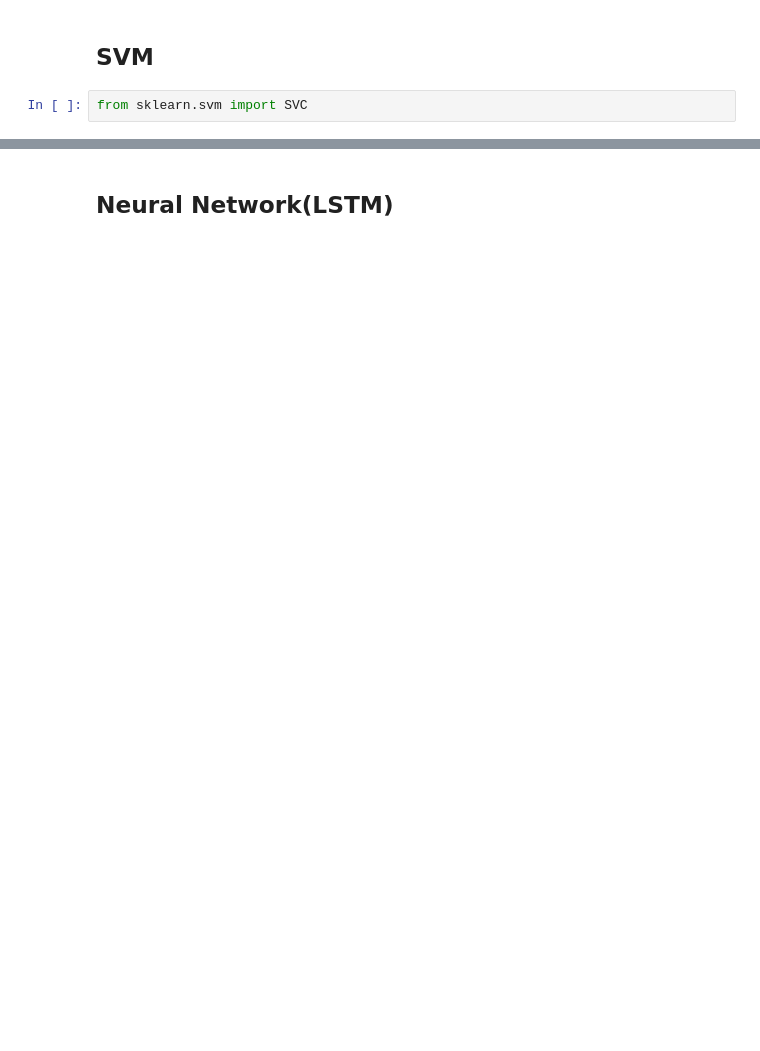
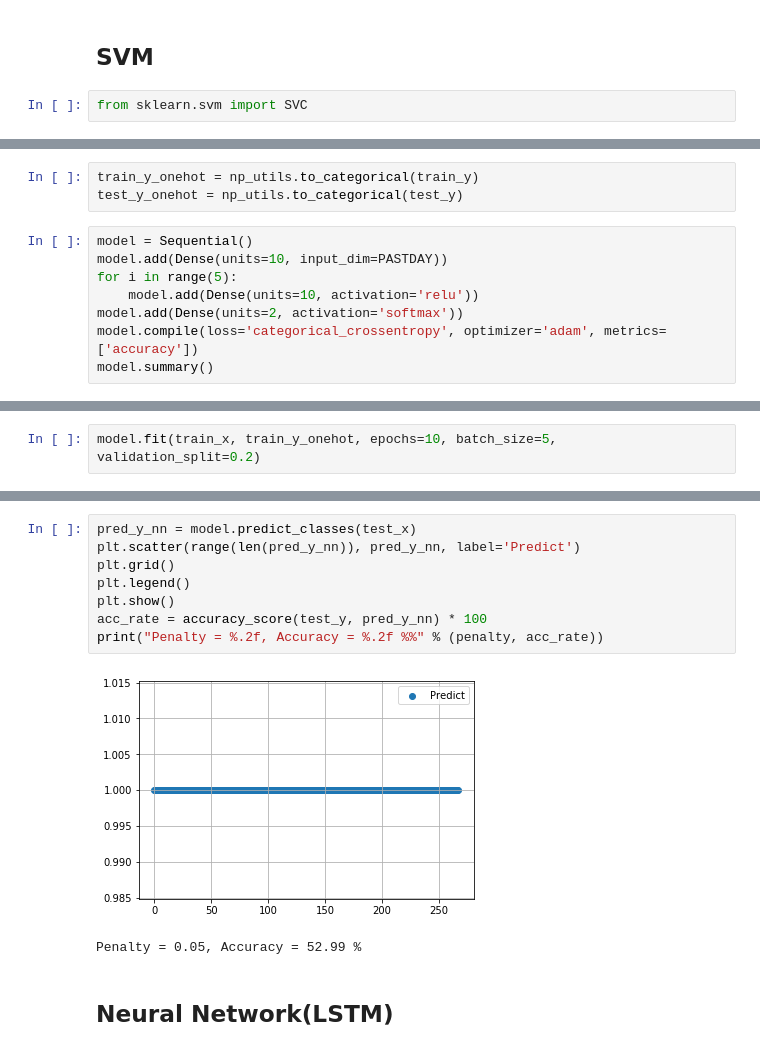
Before and after one commit to shihyuuuuuuu/FDA, a Jupyter notebook: hw3/FDA_hw3.ipynb, the cells around one changed output, grey strips where cells are left out. Saved outputs shown, nothing was run; the diff lists cells and outputs as text; blank space fills up the shorter version.

```diff
--- a/hw3/FDA_hw3.ipynb
+++ b/hw3/FDA_hw3.ipynb
@@ -146,0 +169,11 @@ Penalty = 0.05, Accuracy = 52.79 %
+# %%
+train_y_onehot = np_utils.to_categorical(train_y)
+test_y_onehot = np_utils.to_categorical(test_y)
+# %%
+model = Sequential()
+model.add(Dense(units=10, input_dim=PASTDAY))
+for i in range(5):
+    model.add(Dense(units=10, activation='relu'))
+model.add(Dense(units=2, activation='softmax'))
+model.compile(loss='categorical_crossentropy', optimizer='adam', metrics=['accuracy'])
+model.summary()
@@ -146,0 +198,2 @@ Penalty = 0.05, Accuracy = 52.79 %
+# %%
+model.fit(train_x, train_y_onehot, epochs=10, batch_size=5, validation_split=0.2)
@@ -147,2 +219,13 @@ Penalty = 0.05, Accuracy = 52.79 %
+# %%
+pred_y_nn = model.predict_classes(test_x)
+plt.scatter(range(len(pred_y_nn)), pred_y_nn, label='Predict')
+plt.grid()
+plt.legend()
+plt.show()
+acc_rate = accuracy_score(test_y, pred_y_nn) * 100
+print("Penalty = %.2f, Accuracy = %.2f %%" % (penalty, acc_rate))
+# %% [output]
+[figure, added]
+Penalty = 0.05, Accuracy = 52.99 %
 # %% [markdown]
 ## Neural Network(LSTM)
```
Also changed, not shown: parts of 29 cells of this notebook.
